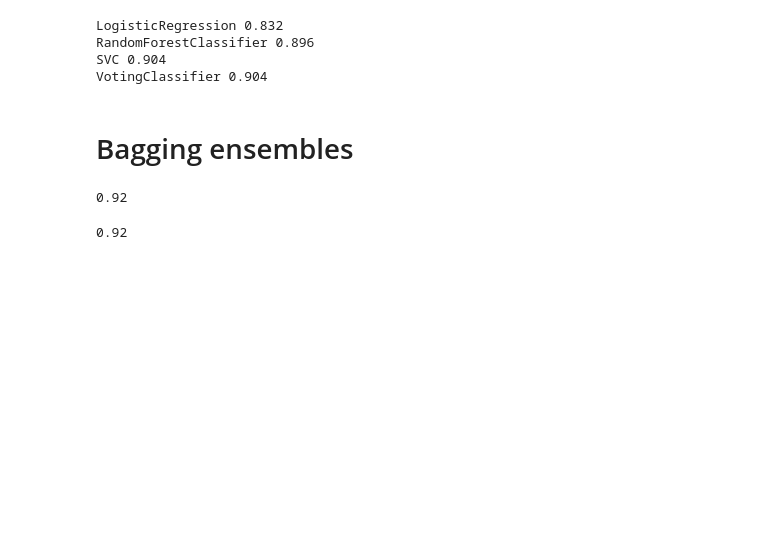
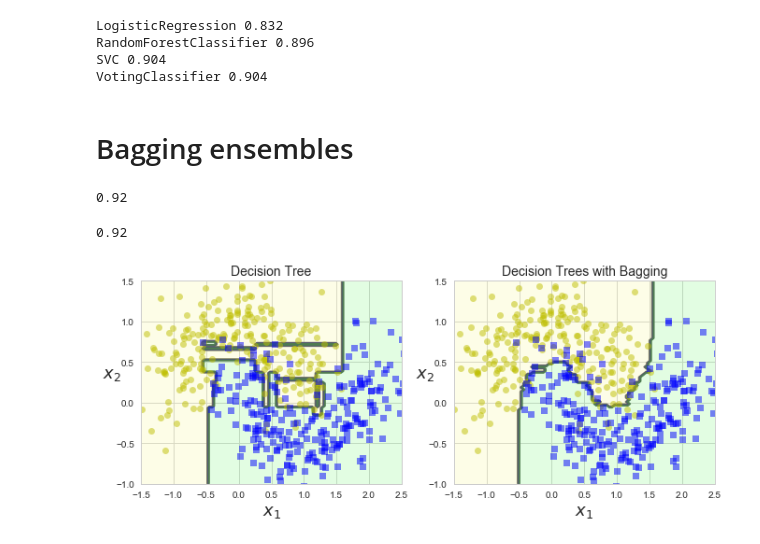
Before and after one commit to hirohisakubota/Hands_On_MachineLearning_book, a Jupyter notebook: chap07/Untitled.ipynb, the cells around one changed output. Cells and saved outputs as stored; diff of their text form; code cells hidden in the pictures; blank space fills up the shorter version.

```diff
--- a/chap07/Untitled.ipynb
+++ b/chap07/Untitled.ipynb
@@ -139,10 +139,11 @@ def plot_decision_boundary(clf, X, y, axes=[-1.5, 2.5, -1, 1.5], alpha=0.5, cont
 # %%
 plt.figure(figsize=(11,4))
 plt.subplot(121)
 plot_decision_boundary(tree_clf, X, y)
 plt.title("Decision Tree", fontsize=14)
 plt.subplot(122)
 plot_decision_boundary(bag_clf, X, y)
 plt.title("Decision Trees with Bagging", fontsize=14)
-save_fig("decision_tree_without_and_with_bagging_plot")
 plt.show()
+# %% [output]
+[figure, added]
```
Also changed, not shown: 2 other files.
